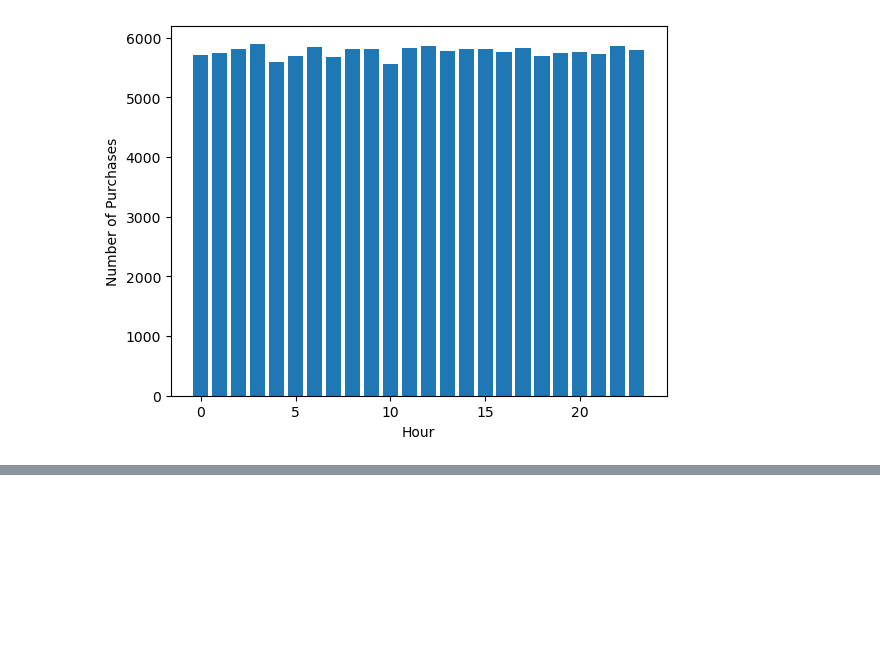
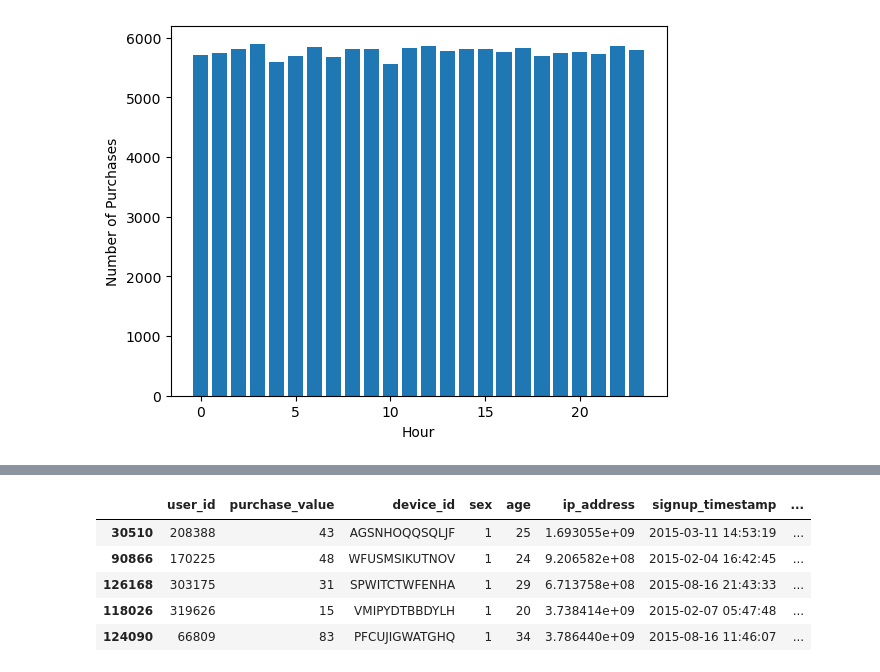
Before and after one commit to nicolegu/fraud_detection, a Jupyter notebook: Fraud_Detection.ipynb, the cells around one changed output, grey strips where cells are left out. Cells and saved outputs as stored; diff of their text form; code cells hidden in the pictures; blank space fills up the shorter version.

```diff
--- a/Fraud_Detection.ipynb
+++ b/Fraud_Detection.ipynb
@@ -124,0 +215,20 @@ plt.hist(fraud_data['purchase_value'], color = 'blue', edgecolor = 'black',
+# %%
+#X_test = pd.get_dummies(X_test, columns = ['source', 'browser'])
+#X_test['sex'] = (X_test.sex == 'M').astype(int)
+
+# Do feature engineering separately for test data
+
+X_test['n_dev_shared'] = X_test['device_id'].map(X_test['device_id'].value_counts(dropna = False))
+
+X_test['n_ip_shared'] = X_test['ip_address'].map(X_test['ip_address'].value_counts(dropna = False))
+
+X_test['n_country_shared'] = X_test['country'].map(X_test['country'].value_counts(dropna = False))
+# %%
+X_test.head()
+# %% [output]
+|  | user_id | purchase_value | device_id | sex | age | ip_address | signup_timestamp | ... |
+| 30510 | 208388 | 43 | AGSNHOQQSQLJF | 1 | 25 | 1.693055e+09 | 2015-03-11 14:53:19 | ... |
+| 90866 | 170225 | 48 | WFUSMSIKUTNOV | 1 | 24 | 9.206582e+08 | 2015-02-04 16:42:45 | ... |
+| 126168 | 303175 | 31 | SPWITCTWFENHA | 1 | 29 | 6.713758e+08 | 2015-08-16 21:43:33 | ... |
+| 118026 | 319626 | 15 | VMIPYDTBBDYLH | 1 | 20 | 3.738414e+09 | 2015-02-07 05:47:48 | ... |
+| 124090 | 66809 | 83 | PFCUJIGWATGHQ | 1 | 34 | 3.786440e+09 | 2015-08-16 11:46:07 | ... |
```
Also changed, not shown: parts of 12 cells of this notebook.
